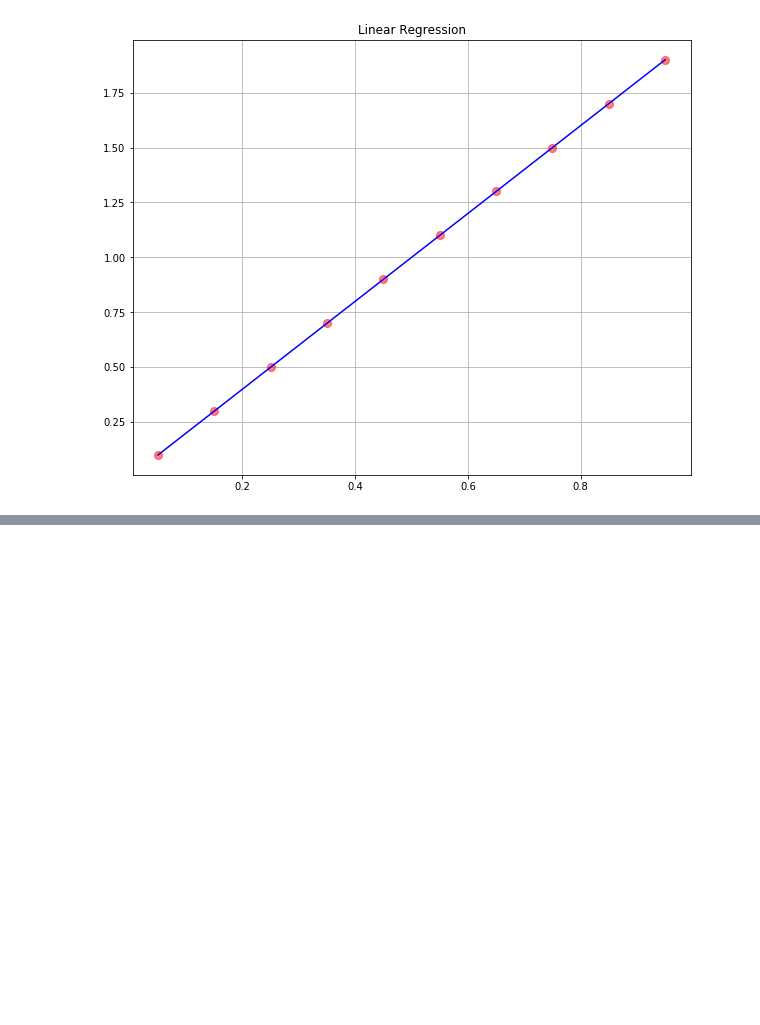
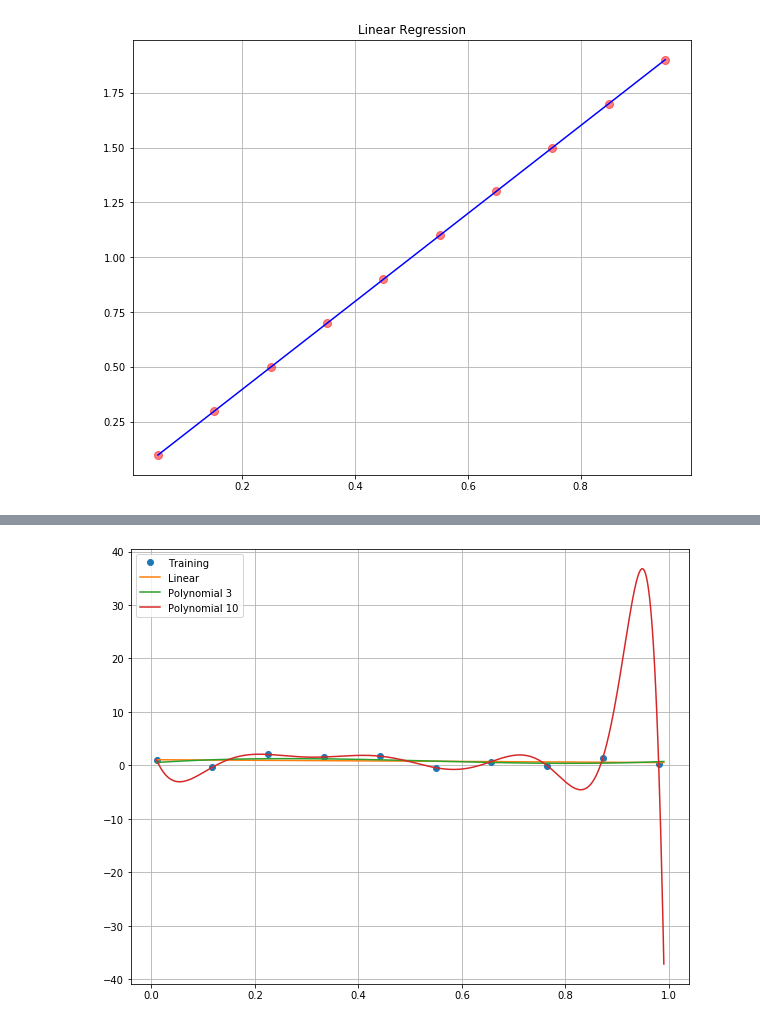
Before and after one commit to dabarbosa10/MachineLearning, a Jupyter notebook: LR.ipynb, the cells around one changed output, grey strips where cells are left out. Drawn from its saved outputs; the diff is of its cells as text; code cells hidden in the pictures; blank space fills up the shorter version.

```diff
--- a/LR.ipynb
+++ b/LR.ipynb
@@ -116,0 +126,29 @@ ytrain=np
+# %%
+clf=LinearRegression()
+clf.fit(x_t1[:,np.newaxis],y_t1)
+xpred=np.linspace(0.01,0.99,500)
+ypred1=clf.predict(xpred[:,np.newaxis])
+#-----------------------------------
+poly3=PolynomialFeatures(3)
+X=poly3.fit_transform(x_t1[:,np.newaxis])
+clf3=LinearRegression()
+clf3.fit(X,y_t1)
+X3=poly3.fit_transform(xpred[:,np.newaxis])
+ypred2=clf3.predict(X3)
+#-----------------------------------
+poly10=PolynomialFeatures(15)
+X10=poly10.fit_transform(x_t1[:,np.newaxis])
+clf10=LinearRegression()
+clf10.fit(X10,y_t1)
+X01=poly10.fit_transform(xpred[:,np.newaxis])
+ypred3=clf10.predict(X01)
+# %%
+plt.figure(figsize=(10,8))
+plt.plot(x_t1,y_t1,'o',label='Training')
+plt.plot(xpred,ypred1,label='Linear')
+plt.plot(xpred,ypred2,label='Polynomial 3')
+plt.plot(xpred,ypred3,label='Polynomial 10')
+plt.legend()
+plt.grid()
+# %% [output]
+[figure, added]
```
Also changed, not shown: parts of 7 cells of this notebook.
